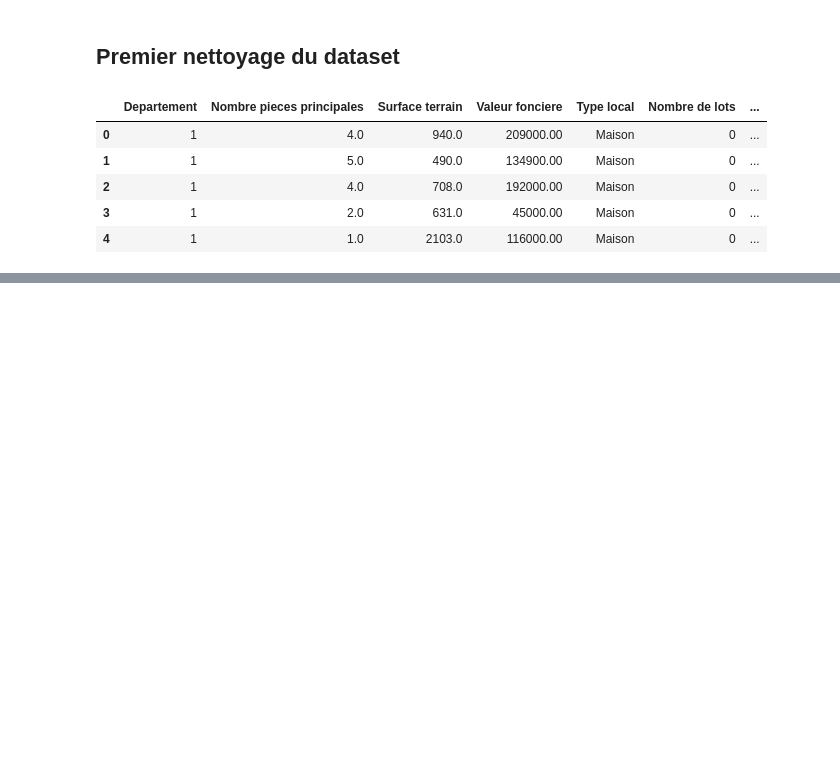
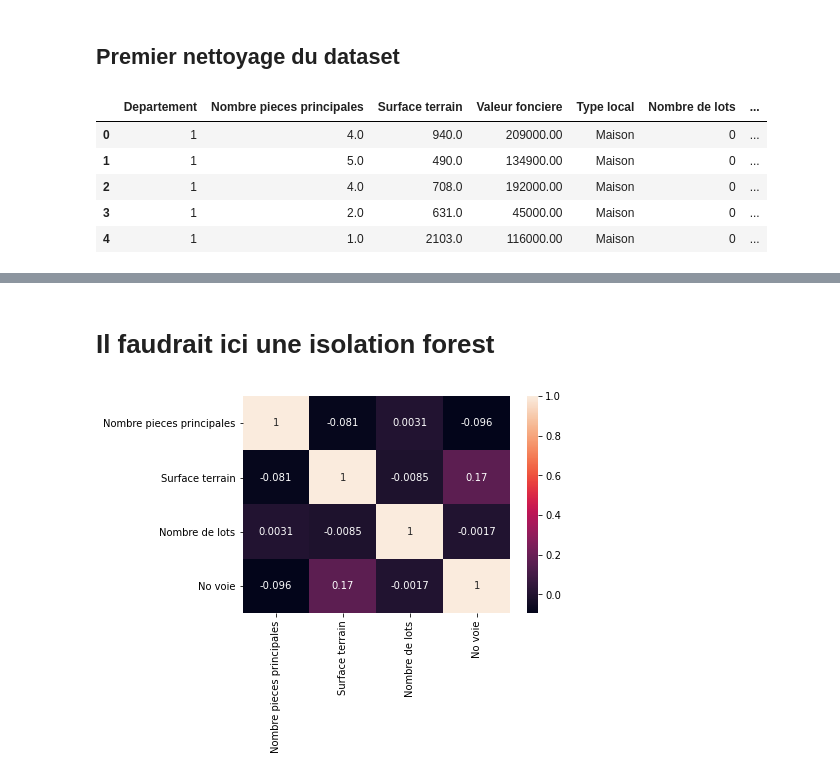
Before and after one commit to Twizzle1997/Immothep, a Jupyter notebook: src/notebook_V2021.ipynb, the cells around one changed output, grey strips where cells are left out. Saved outputs shown, nothing was run; the diff lists cells and outputs as text; code cells hidden in the pictures; blank space fills up the shorter version.

```diff
--- a/src/notebook_V2021.ipynb
+++ b/src/notebook_V2021.ipynb
@@ -178,2 +203,10 @@ ValueError: Cannot convert non-finite values (NA or inf) to integer
 # %%
 filteredValeurs2019.to_csv(cr.CURATED_LOCAL_PATH + 'filteredValeurs2019_V2.csv')
+# %% [markdown]
+# Il faudrait ici une isolation forest
+# %%
+corrMatrix = filteredValeurs2019.corr()
+sn.heatmap(corrMatrix, annot=True)
+plt.show()
+# %% [output]
+[figure, added]
```
Also changed, not shown: parts of 6 cells of this notebook, 2 other files.
